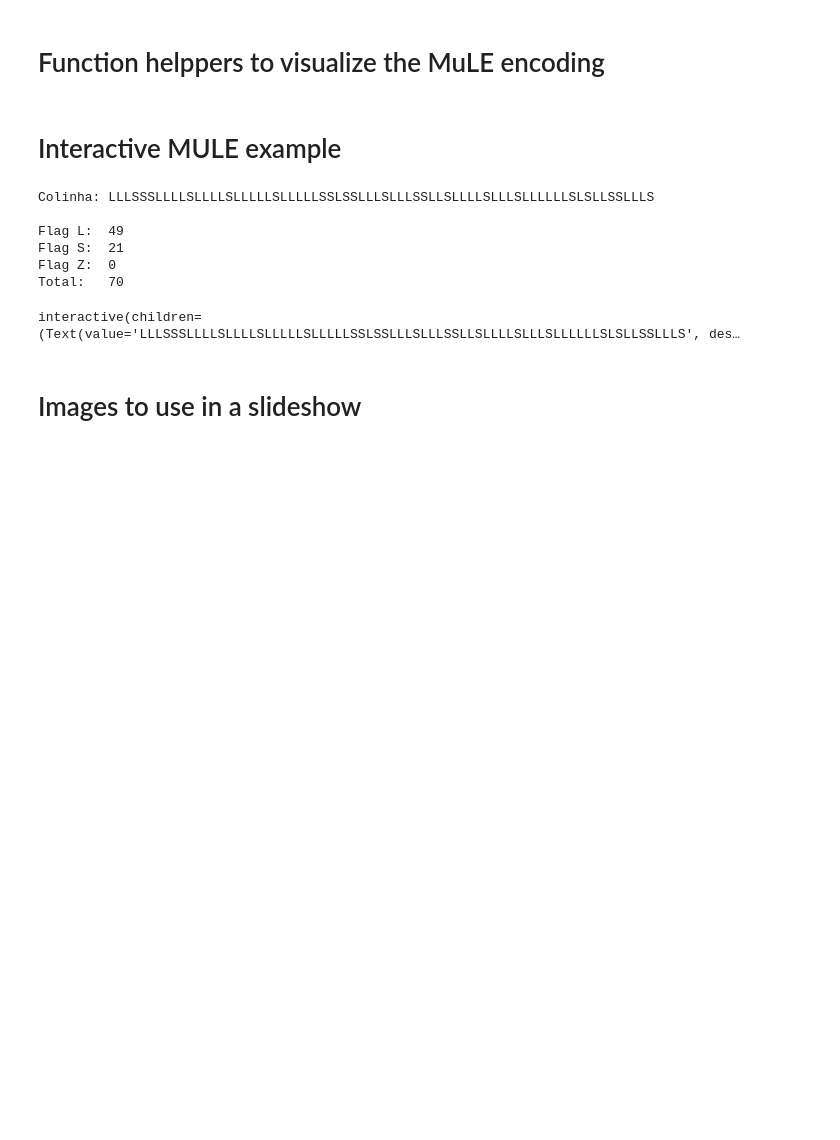
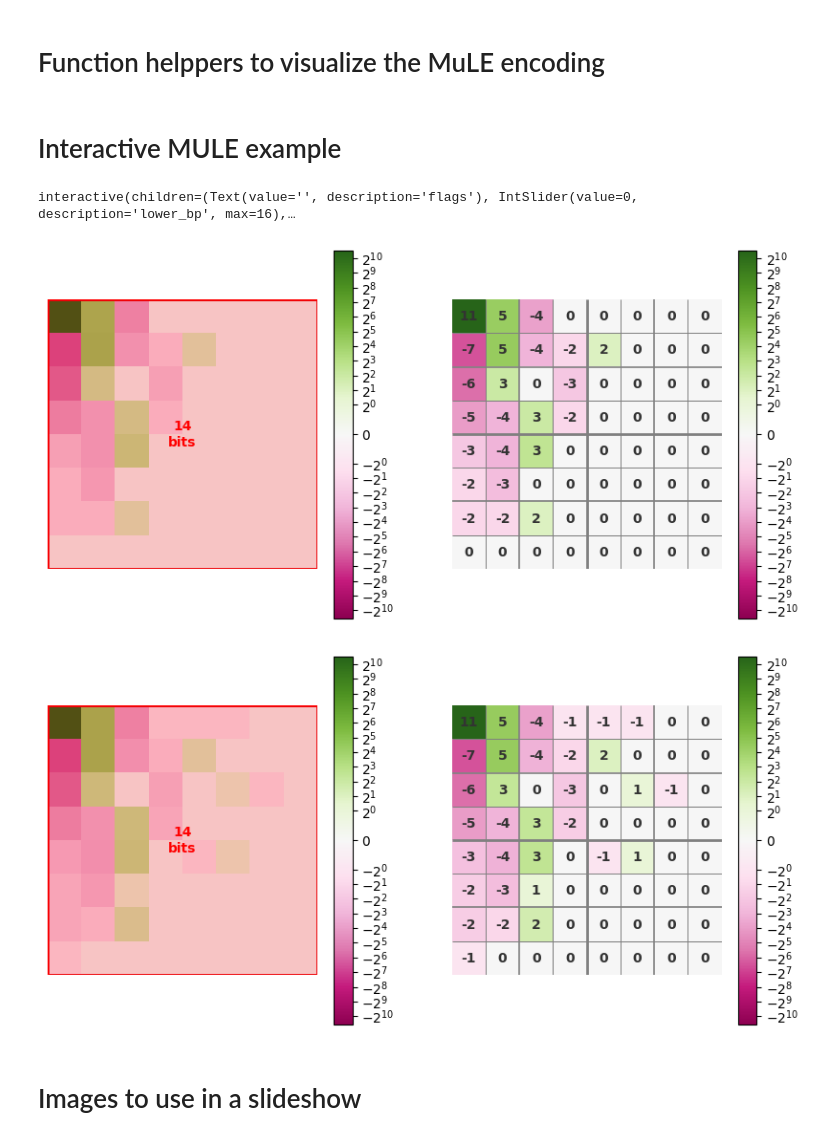
Before and after one commit to andrefpf/pig, a Jupyter notebook: demos/mule_visualization.ipynb, the cells around one changed output. Saved outputs shown, nothing was run; the diff lists cells and outputs as text; code cells hidden in the pictures; blank space fills up the shorter version.

```diff
--- a/demos/mule_visualization.ipynb
+++ b/demos/mule_visualization.ipynb
@@ -341,28 +420,13 @@ def recursive_plot_mule(
 # %% [markdown]
 # Interactive MULE example
-# %%
-max_bitplane = int(quantized.size * 255).bit_length()
-colinha = lossless_mule_optimization(quantized, max_bitplane)
-
-print("Colinha:", colinha)
-print()
-print("Flag L:\t", len([f for f in colinha if f == "L"]))
-print("Flag S:\t", len([f for f in colinha if f == "S"]))
-print("Flag Z:\t", len([f for f in colinha if f == "Z"]))
-print("Total:\t", len(colinha))
-# %% [output]
-Colinha: LLLSSSLLLLSLLLLSLLLLLSLLLLLSSLSSLLLSLLLSSLLSLLLLSLLLSLLLLLLSLSLLSSLLLS
-
-Flag L:  49
-Flag S:  21
-Flag Z:  0
-Total:   70
 # %%
-@interact
-def interactive_mule(flags = colinha):
-    plot_mule(flags, quantized)
+@interact(lower_bp=(0, 16))
+def interactive_mule(flags = "", lower_bp=0):
+    plot_mule(flags, block, lower_bp)
 # %% [output]
-interactive(children=(Text(value='LLLSSSLLLLSLLLLSLLLLLSLLLLLSSLSSLLLSLLLSSLLSLLLLSLLLSLLLLLLSLSLLSSLLLS', des…
+interactive(children=(Text(value='', description='flags'), IntSlider(value=0, description='lower_bp', max=16),…
+[figure, added]
+[figure, added]
 # %% [markdown]
 # Images to use in a slideshow
 # %%
```
Also changed, not shown: parts of 3 cells of this notebook.
